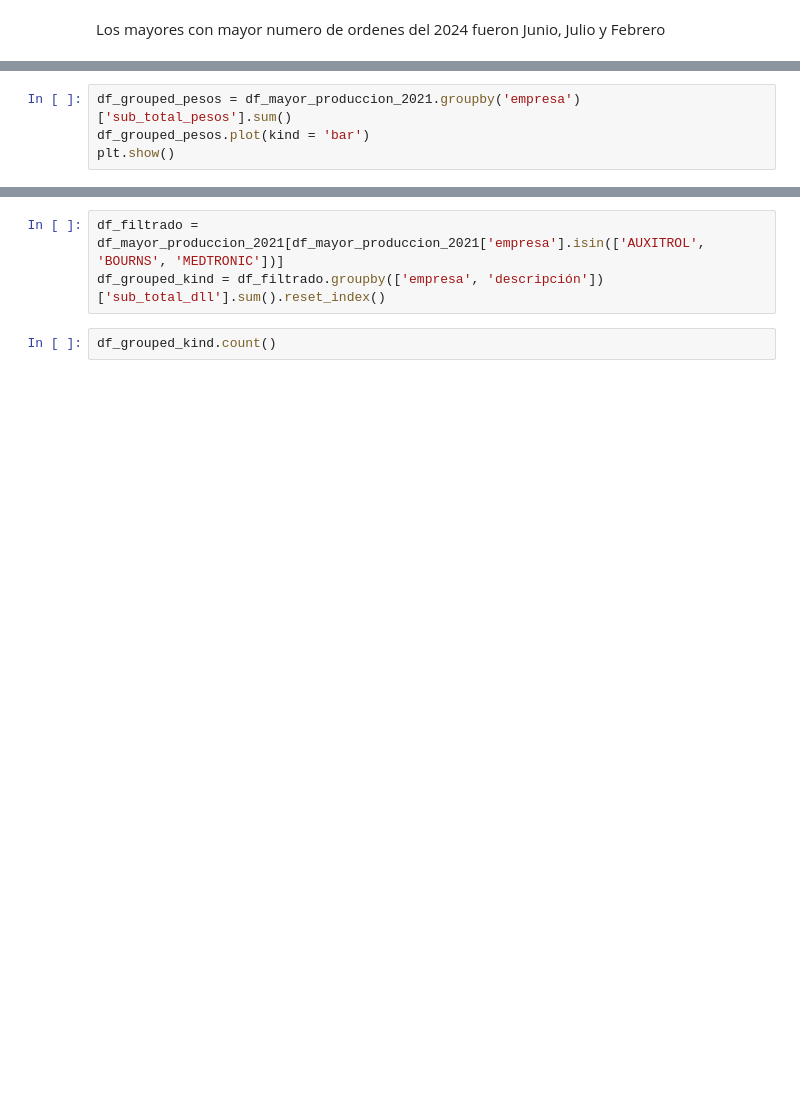
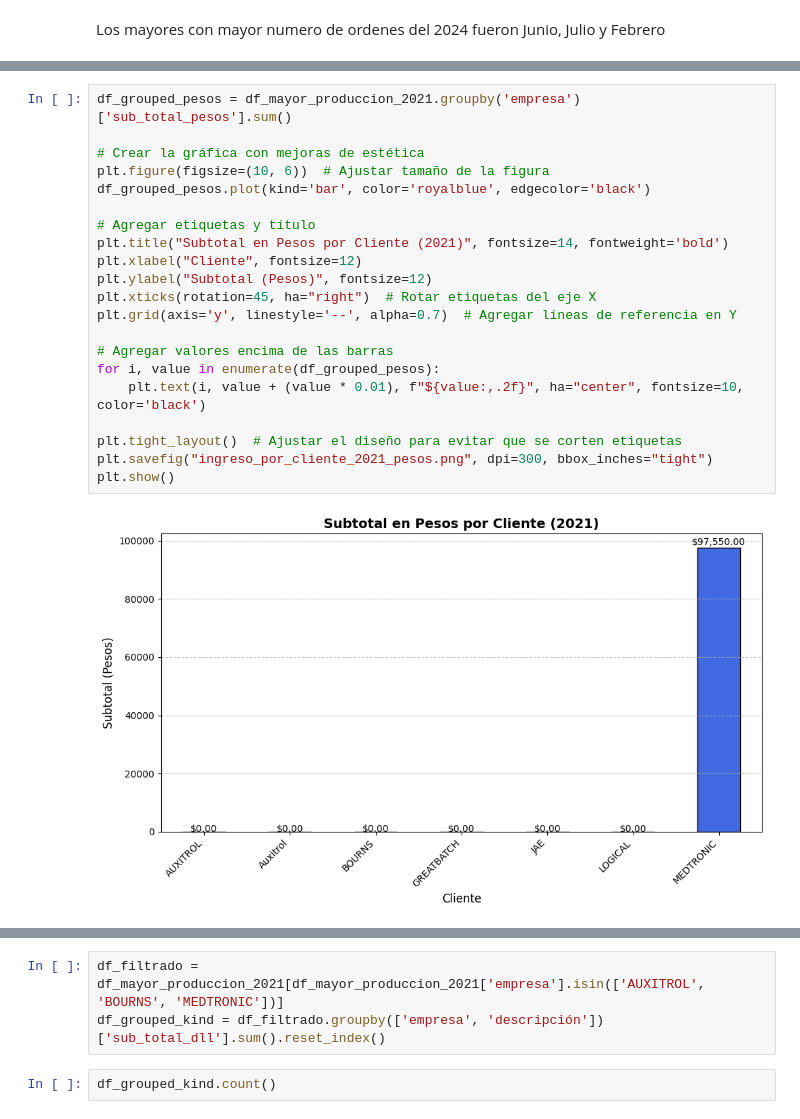
Before and after one commit to UnDogmaticSocrates/IDM_project, a Jupyter notebook: idm_data_coin.ipynb, the cells around one changed output, grey strips where cells are left out. Drawn from its saved outputs; the diff is of its cells as text; blank space fills up the shorter version.

```diff
--- a/idm_data_coin.ipynb
+++ b/idm_data_coin.ipynb
@@ -89,7 +283,26 @@ plt.show()
 # %%
 df_grouped_pesos = df_mayor_produccion_2021.groupby('empresa')['sub_total_pesos'].sum()
-df_grouped_pesos.plot(kind = 'bar')
+
+# Crear la gráfica con mejoras de estética
+plt.figure(figsize=(10, 6))  # Ajustar tamaño de la figura
+df_grouped_pesos.plot(kind='bar', color='royalblue', edgecolor='black')
+
+# Agregar etiquetas y título
+plt.title("Subtotal en Pesos por Cliente (2021)", fontsize=14, fontweight='bold')
+plt.xlabel("Cliente", fontsize=12)
+plt.ylabel("Subtotal (Pesos)", fontsize=12)
+plt.xticks(rotation=45, ha="right")  # Rotar etiquetas del eje X
+plt.grid(axis='y', linestyle='--', alpha=0.7)  # Agregar líneas de referencia en Y
+
+# Agregar valores encima de las barras
+for i, value in enumerate(df_grouped_pesos):
+    plt.text(i, value + (value * 0.01), f"${value:,.2f}", ha="center", fontsize=10, color='black')
+
+plt.tight_layout()  # Ajustar el diseño para evitar que se corten etiquetas
+plt.savefig("ingreso_por_cliente_2021_pesos.png", dpi=300, bbox_inches="tight")
 plt.show()
+# %% [output]
+[figure, added]
 # %%
 conteo_empresas = df_mayor_produccion_2021['empresa'].value_counts()
 print(conteo_empresas)
```
Also changed, not shown: parts of 27 cells of this notebook, 5 other files.
